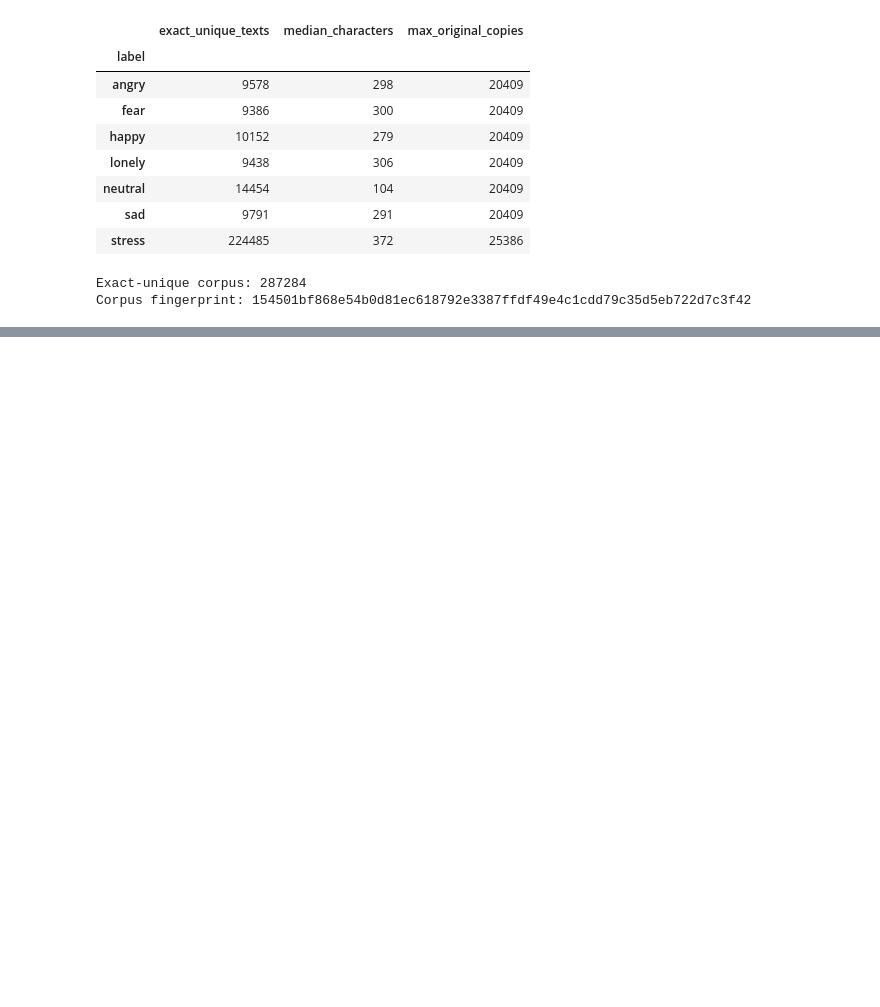
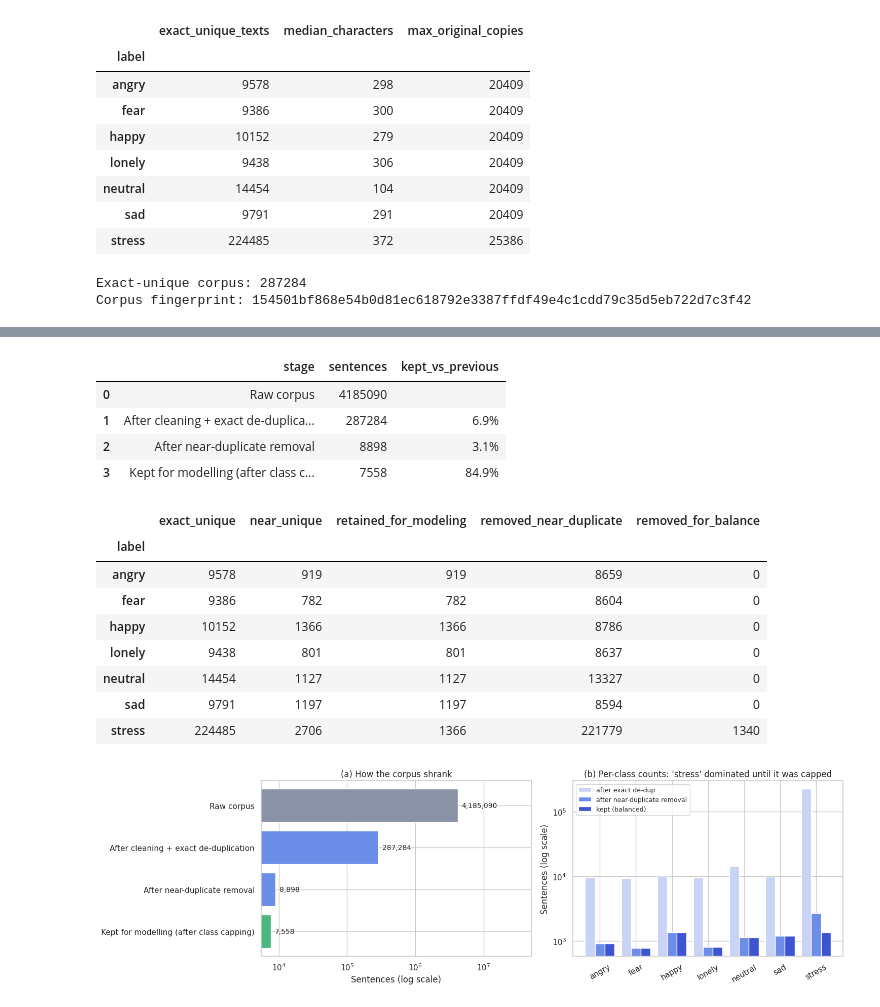
Before and after one commit to thisisnotleng/final_nlp, a Jupyter notebook: main.ipynb, the cells around one changed output, grey strips where cells are left out. Cells and saved outputs as stored; diff of their text form; code cells hidden in the pictures; blank space fills up the shorter version.

```diff
--- a/main.ipynb
+++ b/main.ipynb
@@ -1922,0 +1296,45 @@ else:
+# %%
+balance = balance_audit
+funnel = pd.DataFrame({
+    "stage": ["Raw corpus", "After cleaning + exact de-duplication", "After near-duplicate removal", "Kept for modelling (after class capping)"],
+    "sentences": [audit["raw_rows"], audit["eligible_unique_texts"], int(balance["near_unique"].sum()), int(balance["retained_for_modeling"].sum())],
+})
+funnel["kept_vs_previous"] = (funnel["sentences"] / funnel["sentences"].shift(1)).map(lambda v: "" if pd.isna(v) else f"{v:.1%}")
+display(funnel)
+display(balance)
+assert int(balance["retained_for_modeling"].sum()) == len(data), "audit and split disagree on the number of sentences"
+
+fig, axes = plt.subplots(1, 2, figsize=(15, 4.6))
+axes[0].barh(funnel["stage"][::-1], funnel["sentences"][::-1], color=["#4DB57E", "#6C8EE8", "#6C8EE8", "#8A93A6"])
+axes[0].set_xscale("log"); axes[0].set_xlabel("Sentences (log scale)")
+axes[0].set_title("(a) How the corpus shrank")
+for y, v in enumerate(funnel["sentences"][::-1]):
+    axes[0].text(v * 1.15, y, f"{v:,}", va="center", fontsize=10)
+axes[0].set_xlim(right=funnel["sentences"].max() * 12)
+
+x = np.arange(len(LABELS)); w = 0.27
+axes[1].bar(x - w, balance["exact_unique"], w, label="after exact de-dup", color="#C9D3F5")
+axes[1].bar(x, balance["near_unique"], w, label="after near-duplicate removal", color="#6C8EE8")
+axes[1].bar(x + w, balance["retained_for_modeling"], w, label="kept (balanced)", color="#3F54D1")
+axes[1].set_yscale("log"); axes[1].set_xticks(x); axes[1].set_xticklabels(LABELS, rotation=30)
+axes[1].set_title("(b) Per-class counts: 'stress' dominated until it was capped"); axes[1].set_ylabel("Sentences (log scale)")
+axes[1].legend(fontsize=9)
+plt.tight_layout()
+fig.savefig(OUT_DIR / "fig_02_preprocessing_funnel.png", dpi=180, bbox_inches="tight")
+plt.show()
+# %% [output]
+|  | stage | sentences | kept_vs_previous |
+| 0 | Raw corpus | 4185090 |  |
+| 1 | After cleaning + exact de-duplica... | 287284 | 6.9% |
+| 2 | After near-duplicate removal | 8898 | 3.1% |
+| 3 | Kept for modelling (after class c... | 7558 | 84.9% |
+|  | exact_unique | near_unique | retained_for_modeling | removed_near_duplicate | removed_for_balance |
+| label |  |  |  |  |  |
+| angry | 9578 | 919 | 919 | 8659 | 0 |
+| fear | 9386 | 782 | 782 | 8604 | 0 |
+| happy | 10152 | 1366 | 1366 | 8786 | 0 |
+| lonely | 9438 | 801 | 801 | 8637 | 0 |
+| neutral | 14454 | 1127 | 1127 | 13327 | 0 |
+| sad | 9791 | 1197 | 1197 | 8594 | 0 |
+| stress | 224485 | 2706 | 1366 | 221779 | 1340 |
+[figure, added]
```
Also changed, not shown: parts of 108 cells of this notebook.
